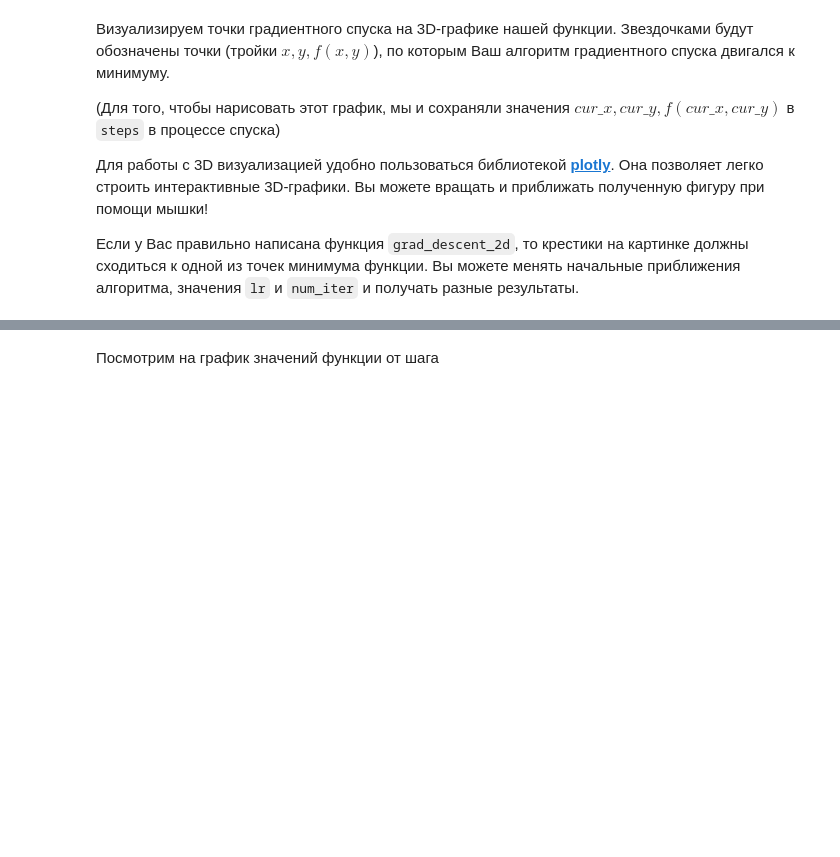
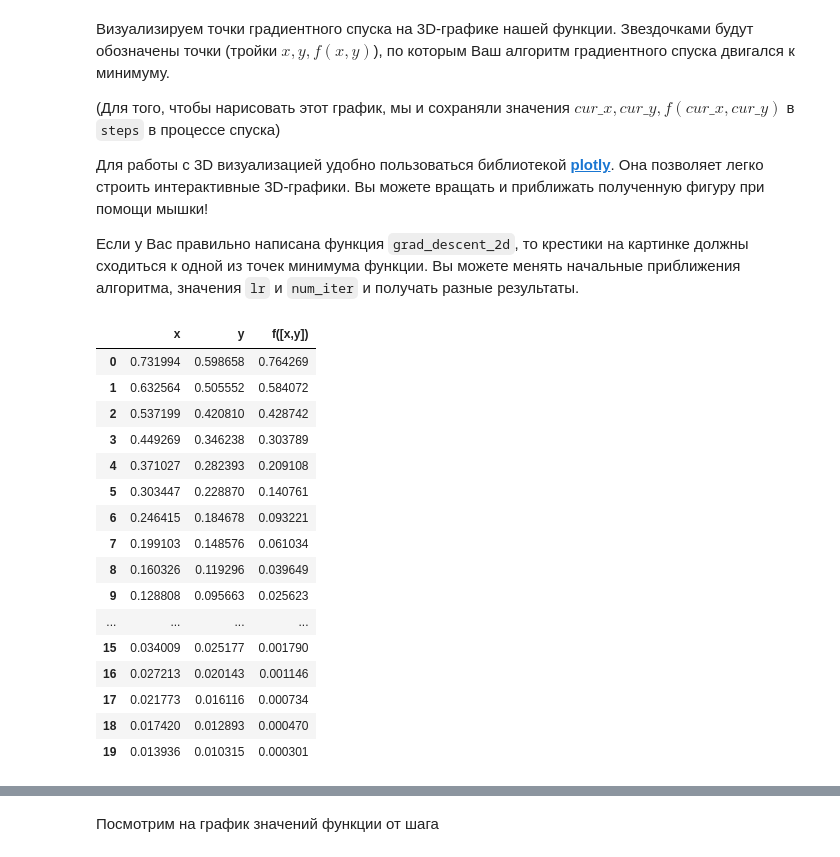
Before and after one commit to sxssbw/dl_sem_1_fall, a Jupyter notebook: week_02_linear_models/Homework/hw_2_linear_models.ipynb, the cells around one changed output, grey strips where cells are left out. Saved outputs shown, nothing was run; the diff lists cells and outputs as text; code cells hidden in the pictures; blank space fills up the shorter version.

```diff
--- a/week_02_linear_models/Homework/hw_2_linear_models.ipynb
+++ b/week_02_linear_models/Homework/hw_2_linear_models.ipynb
@@ -80,9 +79,9 @@ def grad_f(r):
     :param r: np.array[2]: float вектор длины 2
     :return: np.array[2]: float вектор длины 2
     """
-    df_dx = sp.diff(f(r), x)
-    df_dy = sp.diff(f(r), y)
-    return
+    df_dx = np.sin(2*r[0])
+    df_dy = np.sin(2*r[1])
+    return np.array([df_dx, df_dy])
 # %%
 # Проверим, что градиент принимает вектор из двух чисел и выдает на этой точке верное значение
 assert np.allclose(grad_f(np.array([1, 2])),
@@ -112,7 +111,8 @@ def grad_descent_2d(f, grad_f, lr, num_iter=100, r0=None):
         history.append(entry)
 
         # curr_r - текущие значения аргумента в процессе градиентного спуска
-        curr_r -= # YOUR CODE. Не забудьте про lr!
+        curr_r -= lr*grad_f(curr_r)
+        # YOUR CODE. Не забудьте про lr!
 
     return np.vstack(history)
 # %% [markdown]
@@ -130,9 +130,27 @@ steps = grad_descent_2d(f, grad_f, lr=0.1, num_iter=20)
 # %%
 # Посмотрим, что из себя предствавляет вывод функции:
 steps
 
 # Для большей наглядности можно сконвертировать данные в формат pandas.DataFrame и добавить подписи к столбцам. Для этого раскоментируйте код ниже:
-#pd.DataFrame(data = steps, columns=['x', 'y', 'f([x,y])'])
+pd.DataFrame(data = steps, columns=['x', 'y', 'f([x,y])'])
+# %% [output]
+|  | x | y | f([x,y]) |
+| 0 | 0.731994 | 0.598658 | 0.764269 |
+| 1 | 0.632564 | 0.505552 | 0.584072 |
+| 2 | 0.537199 | 0.420810 | 0.428742 |
+| 3 | 0.449269 | 0.346238 | 0.303789 |
+| 4 | 0.371027 | 0.282393 | 0.209108 |
+| 5 | 0.303447 | 0.228870 | 0.140761 |
+| 6 | 0.246415 | 0.184678 | 0.093221 |
+| 7 | 0.199103 | 0.148576 | 0.061034 |
+| 8 | 0.160326 | 0.119296 | 0.039649 |
+| 9 | 0.128808 | 0.095663 | 0.025623 |
+| ... | ... | ... | ... |
+| 15 | 0.034009 | 0.025177 | 0.001790 |
+| 16 | 0.027213 | 0.020143 | 0.001146 |
+| 17 | 0.021773 | 0.016116 | 0.000734 |
+| 18 | 0.017420 | 0.012893 | 0.000470 |
+| 19 | 0.013936 | 0.010315 | 0.000301 |
 # %%
 import numpy as np
 import plotly.graph_objects as go
```
Also changed, not shown: parts of 4 cells of this notebook.
